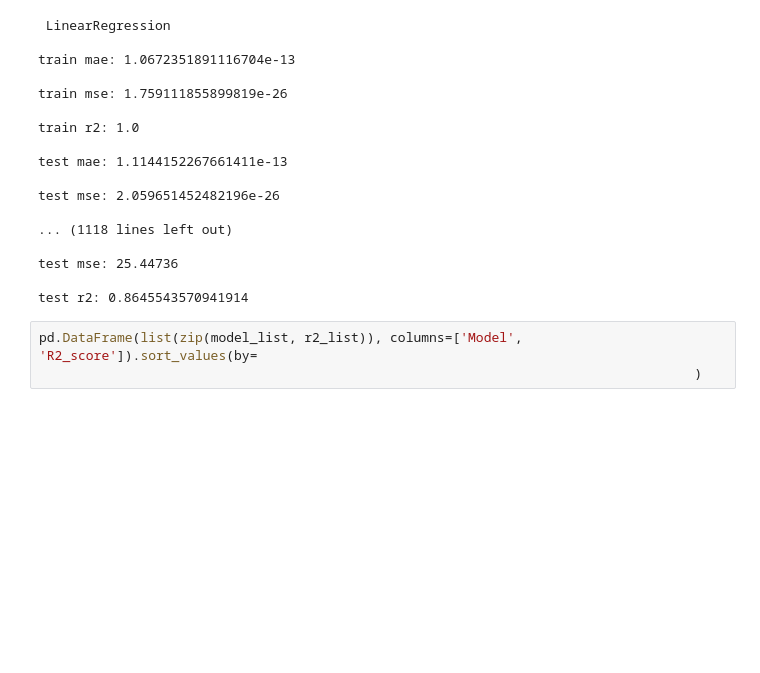
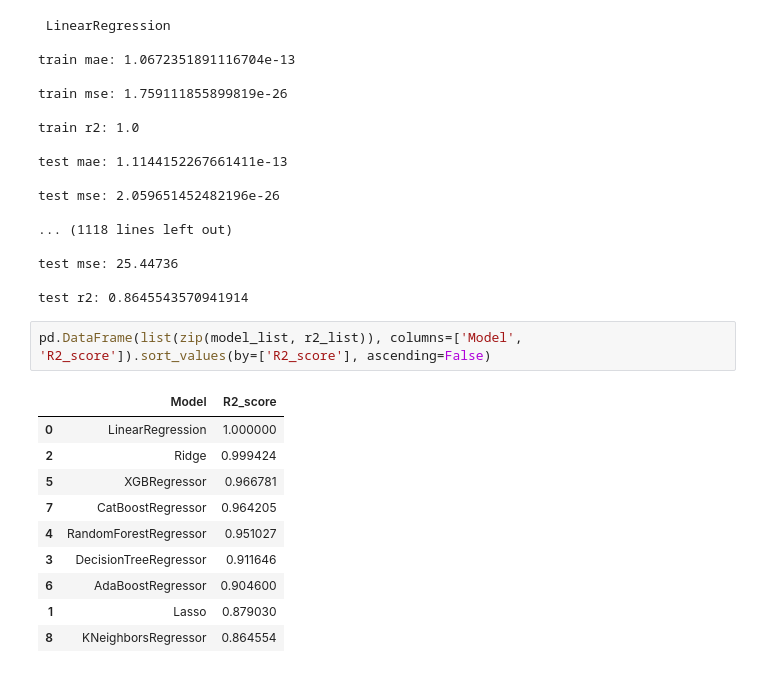
Before and after one commit to AtharvaPagey/mlproject, a Jupyter notebook: notebook/data/EDA.ipynb, the cells around one changed output. Drawn from its saved outputs; the diff is of its cells as text; blank space fills up the shorter version.

```diff
--- a/notebook/data/EDA.ipynb
+++ b/notebook/data/EDA.ipynb
@@ -166,5 +166,15 @@ test mse: 25.44736
 
 test r2: 0.8645543570941914
 # %%
-pd.DataFrame(list(zip(model_list, r2_list)), columns=['Model', 'R2_score']).sort_values(by=
-                                                                                    )
+pd.DataFrame(list(zip(model_list, r2_list)), columns=['Model', 'R2_score']).sort_values(by=['R2_score'], ascending=False)
+# %% [output]
+|  | Model | R2_score |
+| 0 | LinearRegression | 1.000000 |
+| 2 | Ridge | 0.999424 |
+| 5 | XGBRegressor | 0.966781 |
+| 7 | CatBoostRegressor | 0.964205 |
+| 4 | RandomForestRegressor | 0.951027 |
+| 3 | DecisionTreeRegressor | 0.911646 |
+| 6 | AdaBoostRegressor | 0.904600 |
+| 1 | Lasso | 0.879030 |
+| 8 | KNeighborsRegressor | 0.864554 |
```
Also changed, not shown: parts of 3 cells of this notebook, 6 other files.
